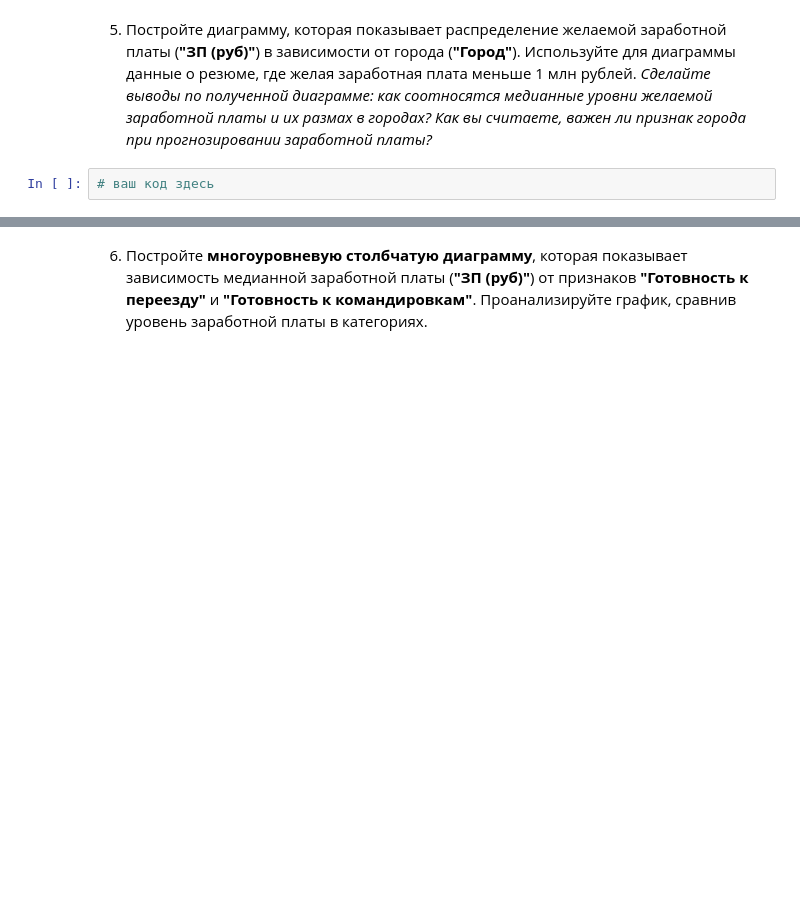
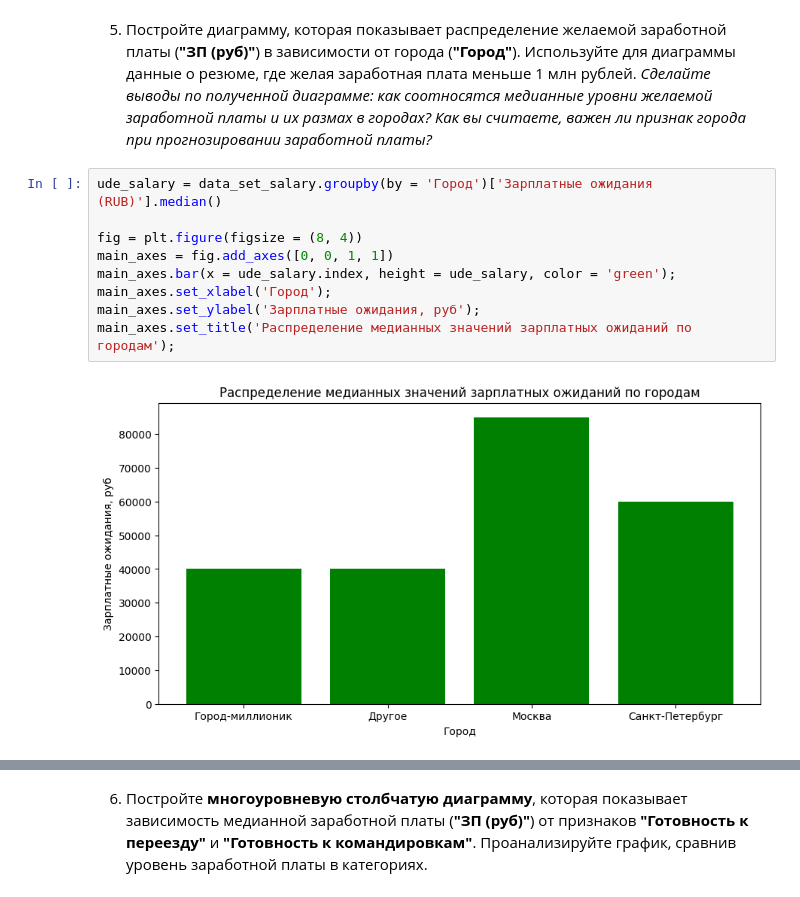
Before and after one commit to rafferti95/st_data_science, a Jupyter notebook: Project 1/Project 1.ipynb, the cells around one changed output, grey strips where cells are left out. Drawn from its saved outputs; the diff is of its cells as text; blank space fills up the shorter version.

```diff
--- a/Project 1/Project 1.ipynb
+++ b/Project 1/Project 1.ipynb
@@ -491,5 +491,14 @@ main_axes.set_title('Распределение медианных зарпла
 5. Постройте диаграмму, которая показывает распределение желаемой заработной платы (**"ЗП (руб)"**) в зависимости от города (**"Город"**). Используйте для диаграммы данные о резюме, где желая заработная плата меньше 1 млн рублей.
 *Сделайте выводы по полученной диаграмме: как соотносятся медианные уровни желаемой заработной платы и их размах в городах? Как вы считаете, важен ли признак города при прогнозировании заработной платы?*
 # %%
-# ваш код здесь
+ude_salary = data_set_salary.groupby(by = 'Город')['Зарплатные ожидания (RUB)'].median()
+
+fig = plt.figure(figsize = (8, 4))
+main_axes = fig.add_axes([0, 0, 1, 1])
+main_axes.bar(x = ude_salary.index, height = ude_salary, color = 'green');
+main_axes.set_xlabel('Город');
+main_axes.set_ylabel('Зарплатные ожидания, руб');
+main_axes.set_title('Распределение медианных значений зарплатных ожиданий по городам');
+# %% [output]
+[figure, added]
 # %% [markdown]
```
Also changed, not shown: parts of 3 cells of this notebook.
